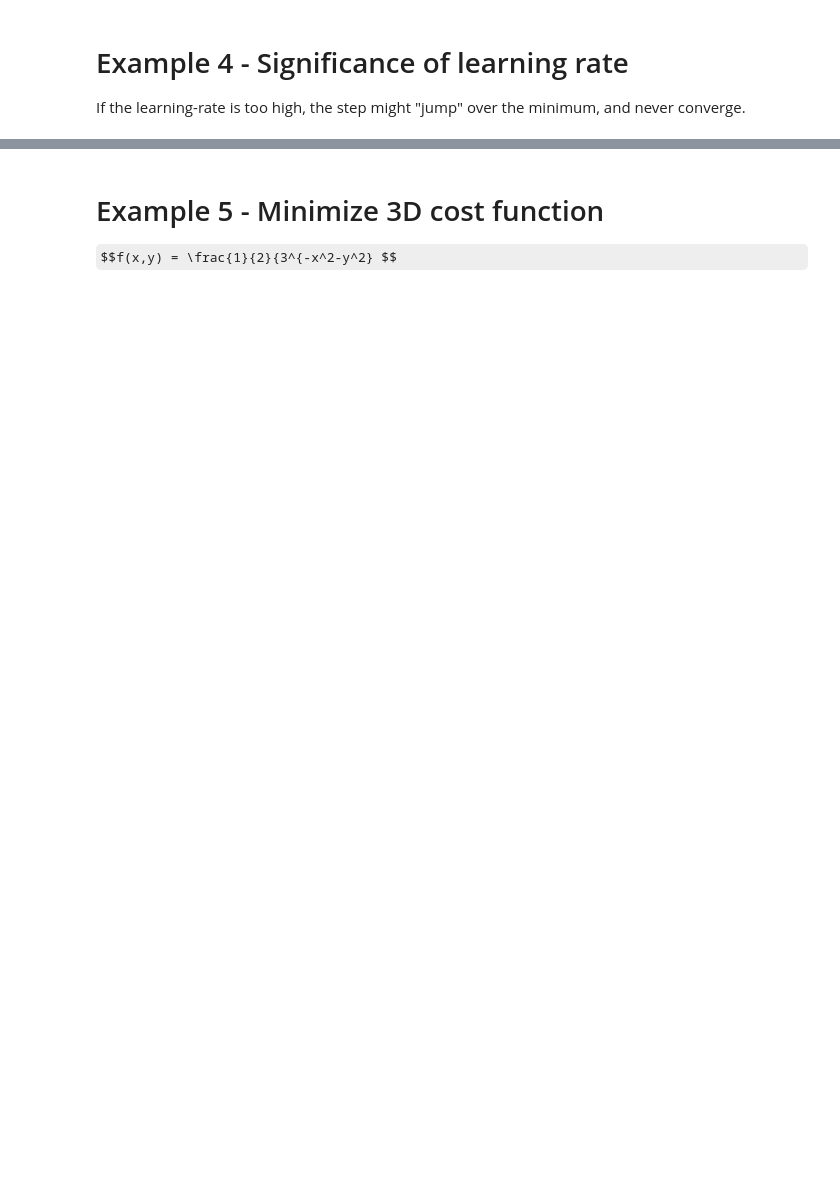
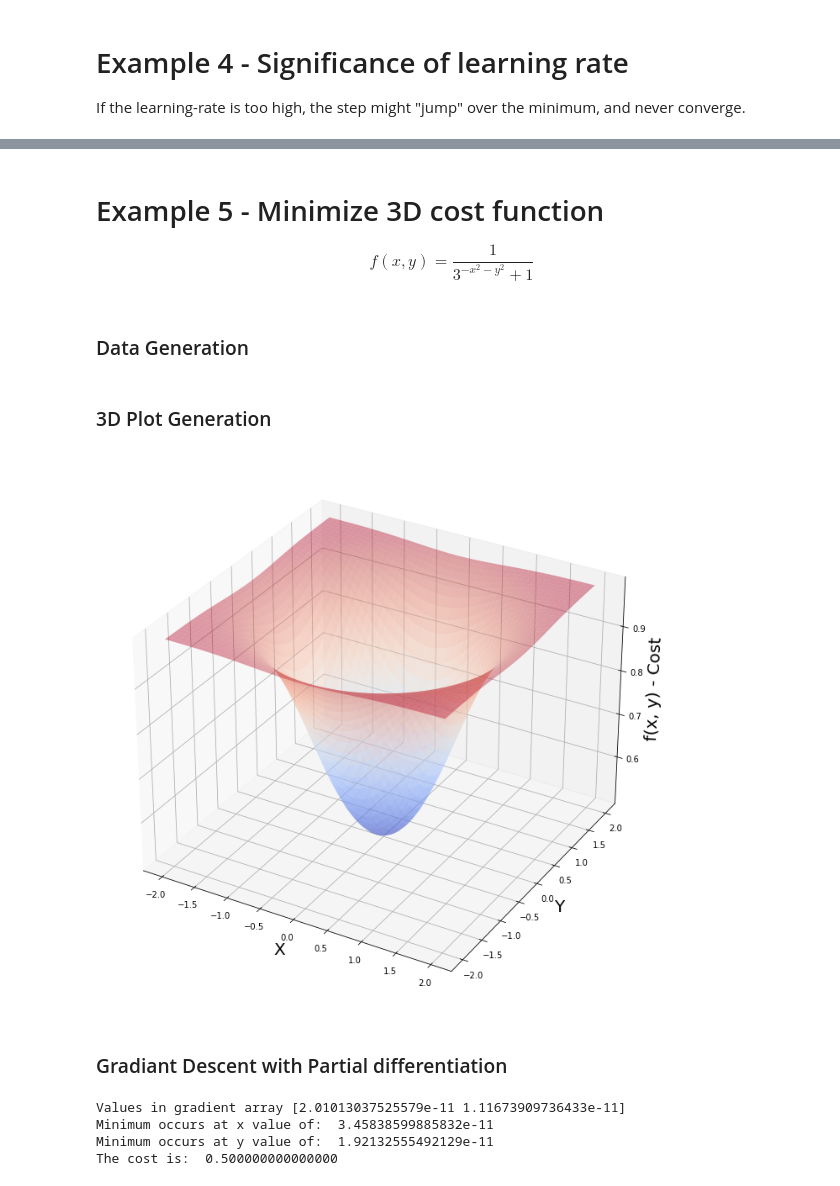
Before and after one commit to BalazsSzekeres/gradiant-descent-sample, a Jupyter notebook: src/gradient_descent_jn.ipynb, the cells around one changed output, grey strips where cells are left out. Drawn from its saved outputs; the diff is of its cells as text; code cells hidden in the pictures; some formulas as TeX source; blank space fills up the shorter version.

Commit message:
Added 3D cost function

```diff
--- a/src/gradient_descent_jn.ipynb
+++ b/src/gradient_descent_jn.ipynb
@@ -241,3 +257,57 @@ print('Number of steps: ', len(x_list))
 # %% [markdown]
 # Example 5 - Minimize 3D cost function
-$$f(x,y) = \frac{1}{2}{3^{-x^2-y^2} $$
+$$f(x, y) = \frac{1}{3^{-x^2 - y^2} + 1}$$
+# %%
+def f(x, y):
+    return 1 / ((3 ** (-x**2 - y**2)) + 1)
+# %% [markdown]
+### Data Generation
+# %%
+x_4 = np.linspace(start=-2, stop=2, num=200)
+y_4 = np.linspace(start=-2, stop=2, num=200)
+
+x_4, y_4 = np.meshgrid(x_4, y_4)
+# %% [markdown]
+### 3D Plot Generation
+# %%
+fig = plt.figure(figsize=[16, 12])
+ax = fig.gca(projection='3d')
+
+ax.set_xlabel('X', fontsize=20)
+ax.set_ylabel('Y', fontsize=20)
+ax.set_zlabel('f(x, y) - Cost', fontsize=20)
+
+ax.plot_surface(x_4, y_4, f(x_4, y_4), cmap=cm.coolwarm, alpha=0.4)
+
+plt.show()
+# %% [output]
+[figure, added]
+# %% [markdown]
+### Gradiant Descent with  Partial differentiation
+# %%
+a, b = symbols('x, y')
+
+multiplier = 0.1
+max_iter = 500
+params = np.array([1.8, 1.0]) # initial guess
+values_array = params.reshape(1, 2)
+
+
+for n in range(max_iter):
+    gradient_x = diff(f(a, b), a).evalf(subs={a:params[0], b:params[1]})
+    gradient_y = diff(f(a, b), b).evalf(subs={a:params[0], b:params[1]})
+    gradients = np.array([gradient_x, gradient_y])
+    params = params - multiplier * gradients
+    values_array = np.concatenate((values_array, params.reshape(1, 2)), axis=0)
+
+
+
+print('Values in gradient array', gradients)
+print('Minimum occurs at x value of: ', params[0])
+print('Minimum occurs at y value of: ', params[1])
+print('The cost is: ', f(params[0], params[1]))
+# %% [output]
+Values in gradient array [2.01013037525579e-11 1.11673909736433e-11]
+Minimum occurs at x value of:  3.45838599885832e-11
+Minimum occurs at y value of:  1.92132555492129e-11
+The cost is:  0.500000000000000
```
Also changed, not shown: parts of 5 cells of this notebook, 1 other file.
